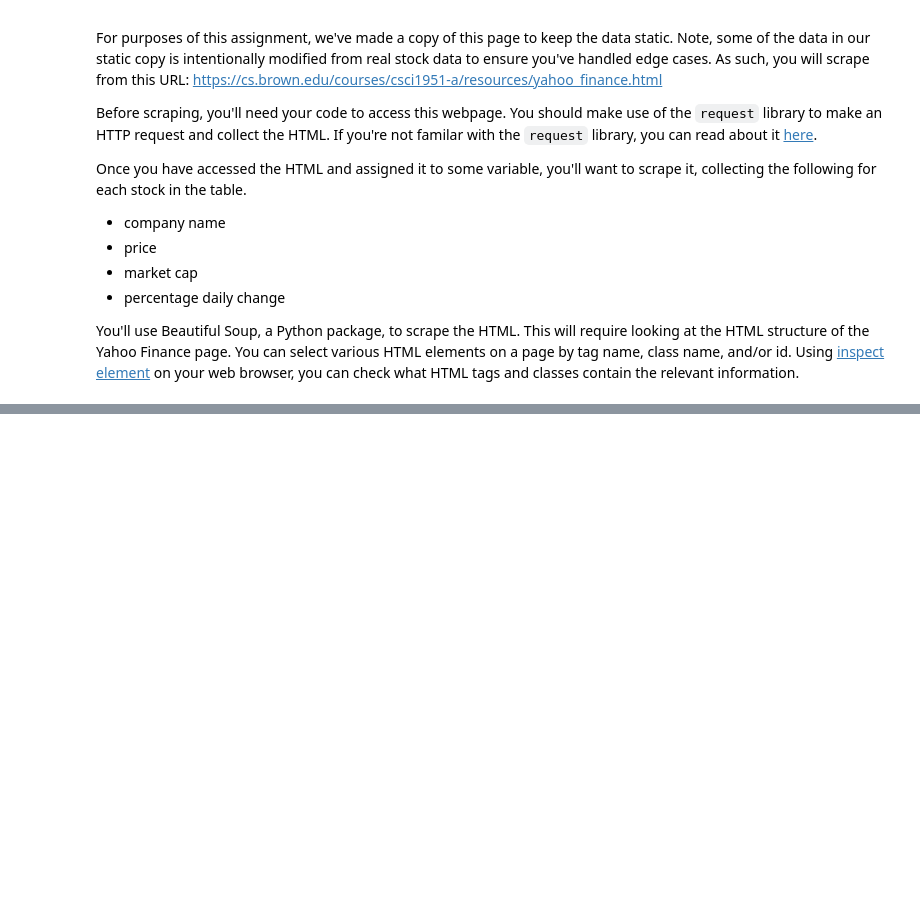
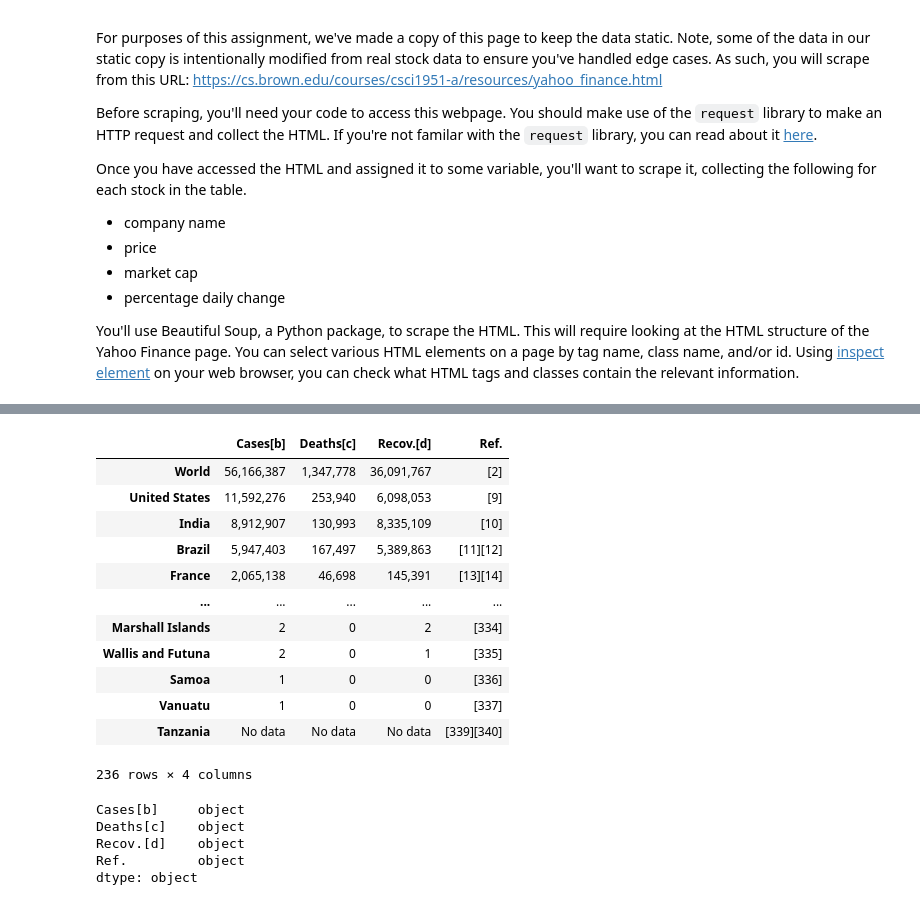
Before and after one commit to mlqmlq/STAT628, a Jupyter notebook: _site/assets/notebooks/webcrawling.ipynb, the cells around one changed output, grey strips where cells are left out. Cells and saved outputs as stored; diff of their text form; code cells hidden in the pictures; blank space fills up the shorter version.

```diff
--- a/_site/assets/notebooks/webcrawling.ipynb
+++ b/_site/assets/notebooks/webcrawling.ipynb
@@ -275,0 +392,2 @@ Using the [news endpoint](https://iextrading.com/developer/docs/#news), you shou
+# %%
+rownames = [headers[6]] + headers[12::2]
@@ -275,0 +414,3 @@ Using the [news endpoint](https://iextrading.com/developer/docs/#news), you shou
+# %%
+rownames = [x.split('[')[0] for x in rownames]
+rownames
@@ -275,0 +435,28 @@ Using the [news endpoint](https://iextrading.com/developer/docs/#news), you shou
+# %%
+values = np.array(headers[7:11] + values[:(len(values)-2)]).reshape(-1, 4)
+# %%
+covid = pd.DataFrame(data = values, index=rownames, columns=colnames)
+# %%
+covid
+# %% [output]
+|  | Cases[b] | Deaths[c] | Recov.[d] | Ref. |
+| World | 56,166,387 | 1,347,778 | 36,091,767 | [2] |
+| United States | 11,592,276 | 253,940 | 6,098,053 | [9] |
+| India | 8,912,907 | 130,993 | 8,335,109 | [10] |
+| Brazil | 5,947,403 | 167,497 | 5,389,863 | [11][12] |
+| France | 2,065,138 | 46,698 | 145,391 | [13][14] |
+| ... | ... | ... | ... | ... |
+| Marshall Islands | 2 | 0 | 2 | [334] |
+| Wallis and Futuna | 2 | 0 | 1 | [335] |
+| Samoa | 1 | 0 | 0 | [336] |
+| Vanuatu | 1 | 0 | 0 | [337] |
+| Tanzania | No data | No data | No data | [339][340] |
+236 rows × 4 columns
+# %%
+covid.dtypes
+# %% [output]
+Cases[b]     object
+Deaths[c]    object
+Recov.[d]    object
+Ref.         object
+dtype: object
```
Also changed, not shown: parts of 36 cells of this notebook, 6 other files.
